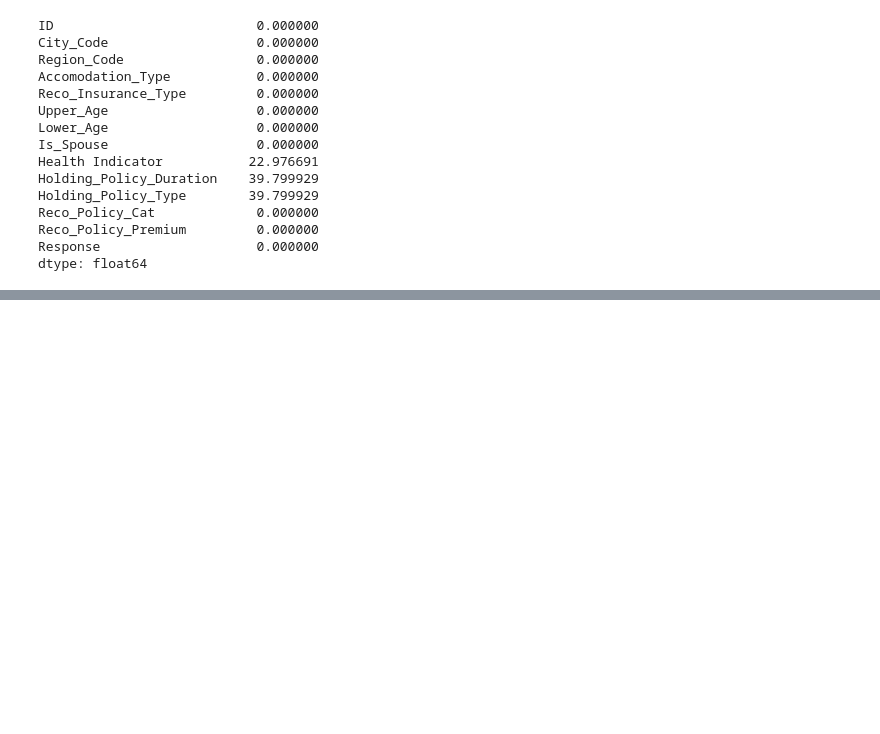
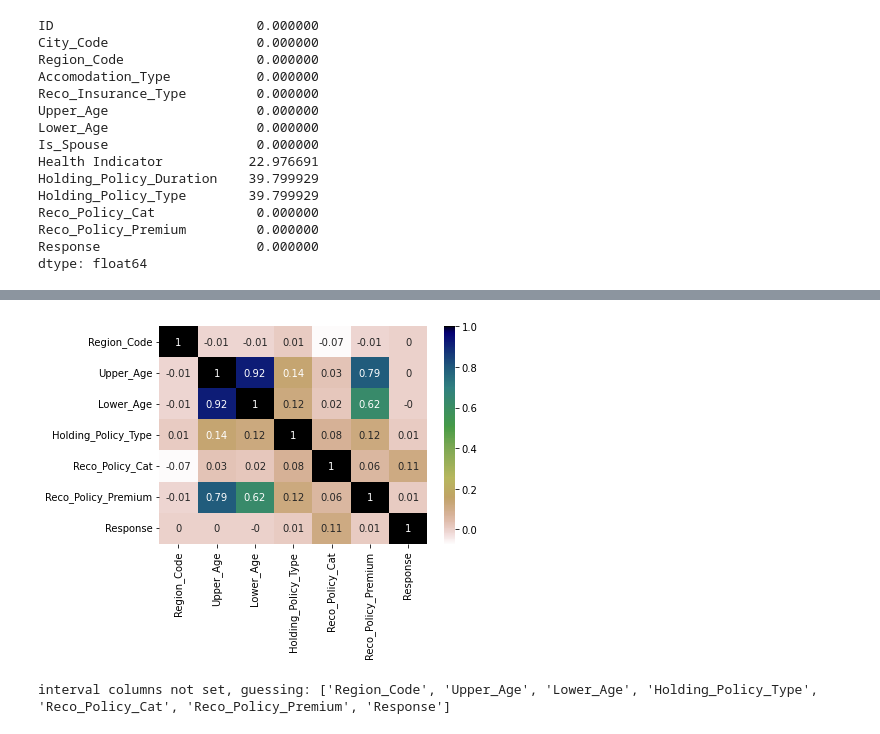
Before and after one commit to o-guilherme/IFSP-Proj-Sem2, a Jupyter notebook: EDA and Pre-processing.ipynb, the cells around one changed output, grey strips where cells are left out. Saved outputs shown, nothing was run; the diff lists cells and outputs as text; code cells hidden in the pictures; blank space fills up the shorter version.

```diff
--- a/EDA and Pre-processing.ipynb
+++ b/EDA and Pre-processing.ipynb
@@ -121,0 +146,11 @@ Name: Accomodation_Type, dtype: int64
+# %%
+#Checking for correlations
+sns.heatmap(df.corr().round(2), annot=True, cmap='gist_earth_r');
+# %% [output]
+[figure, added]
+# %%
+#The data also has categoric variables. We can check for correlations ushing the phik matrix.
+#Source: https://arxiv.org/abs/1811.11440
+phik_matrix = df.phik_matrix().round(3)
+# %% [output]
+interval columns not set, guessing: ['Region_Code', 'Upper_Age', 'Lower_Age', 'Holding_Policy_Type', 'Reco_Policy_Cat', 'Reco_Policy_Premium', 'Response']
```
Also changed, not shown: parts of 17 cells of this notebook.
